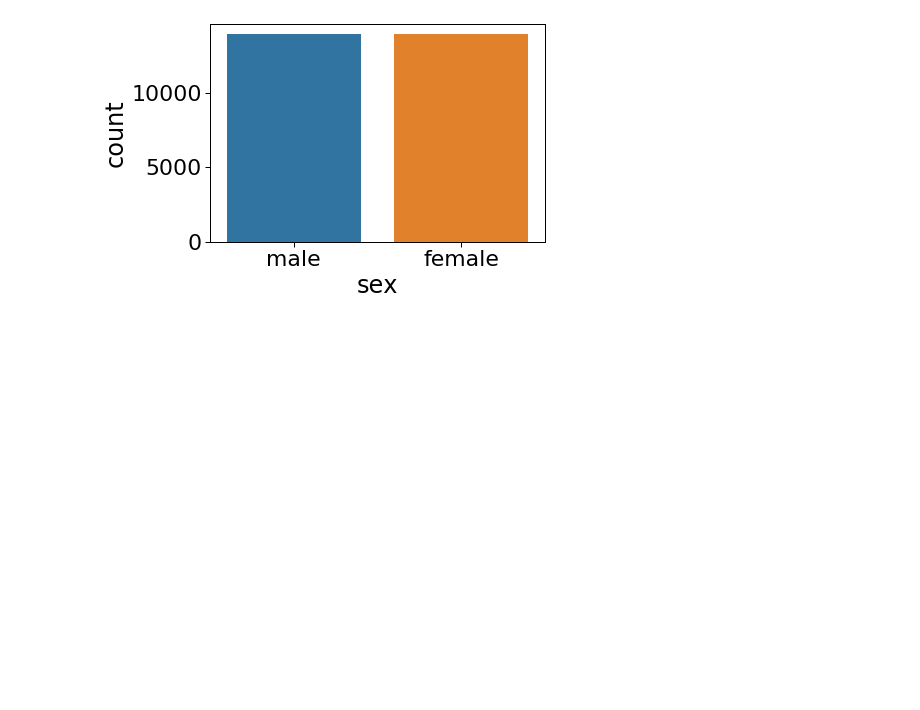
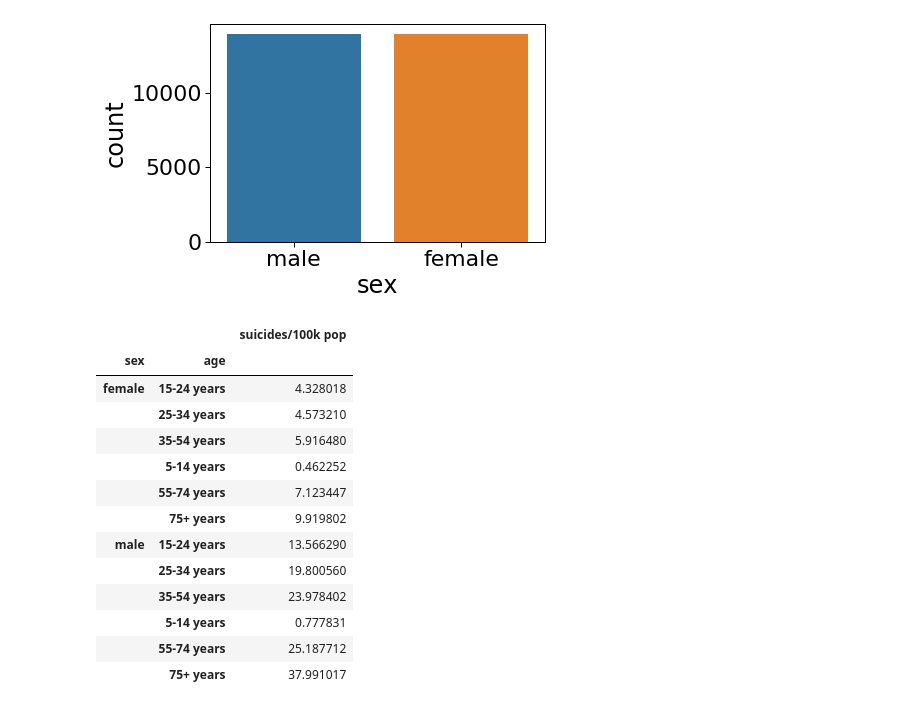
Before and after one commit to thiagobhte/pos-ds-ia, a Jupyter notebook: aed_projeto_1.ipynb, the cells around one changed output. Cells and saved outputs as stored; diff of their text form; code cells hidden in the pictures; blank space fills up the shorter version.

```diff
--- a/aed_projeto_1.ipynb
+++ b/aed_projeto_1.ipynb
@@ -93,0 +80,19 @@ from sklearn.model_selection import train_test_split
+# %%
+#SUICIDOS POR SEXO E FAIXA DE IDADE
+suicides_sex_age = df[['sex', 'age', 'suicides/100k pop']].groupby(['sex', 'age']).mean()
+suicides_sex_age
+# %% [output]
+|  |  | suicides/100k pop |
+| sex | age |  |
+| female | 15-24 years | 4.328018 |
+|  | 25-34 years | 4.573210 |
+|  | 35-54 years | 5.916480 |
+|  | 5-14 years | 0.462252 |
+|  | 55-74 years | 7.123447 |
+|  | 75+ years | 9.919802 |
+| male | 15-24 years | 13.566290 |
+|  | 25-34 years | 19.800560 |
+|  | 35-54 years | 23.978402 |
+|  | 5-14 years | 0.777831 |
+|  | 55-74 years | 25.187712 |
+|  | 75+ years | 37.991017 |
```
Also changed, not shown: parts of 15 cells of this notebook.
